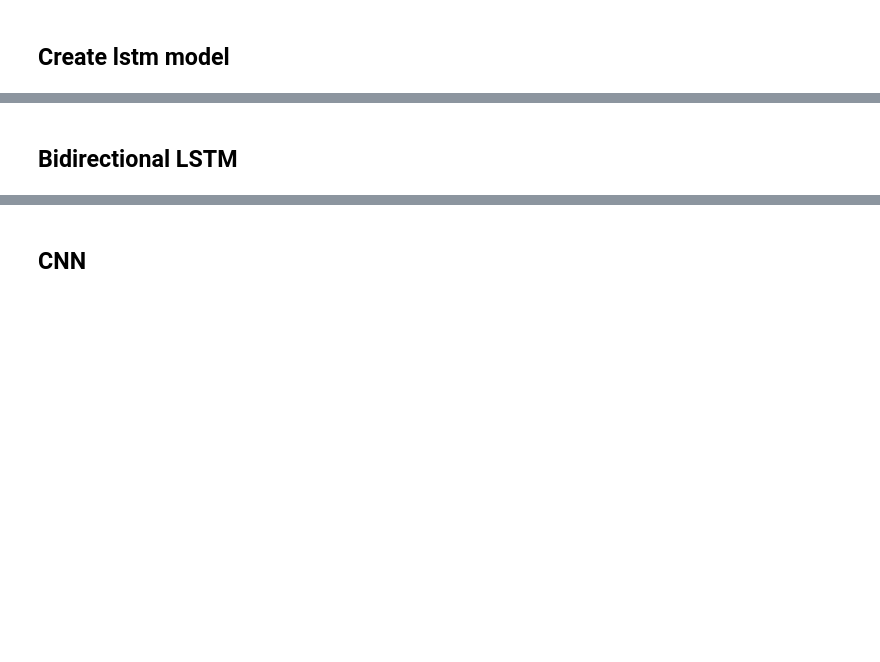
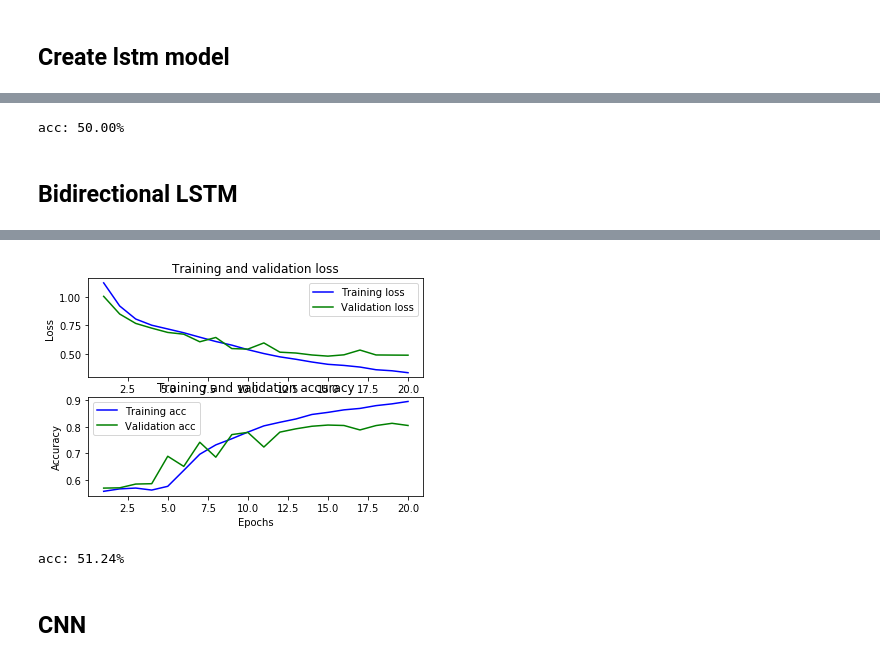
Before and after one commit to Jubke/AATM, a Jupyter notebook: LSTM-dataset_2.ipynb, the cells around one changed output, grey strips where cells are left out. Saved outputs shown, nothing was run; the diff lists cells and outputs as text; code cells hidden in the pictures; blank space fills up the shorter version.

```diff
--- a/LSTM-dataset_2.ipynb
+++ b/LSTM-dataset_2.ipynb
@@ -205,9 +288,0 @@ def lstm_model(data, max_words,embedding_units=32 ,lstm_units=32, dense_units=25
-# %%
-def bidirectional_lstm_model(data, max_words,embedding_units=32 ,lstm_units=32, dropout=0.2, recurrent_dropout=0.2, kernel_regularizer=None, recurrent_regularizer=None, bias_regularizer=None, activity_regularizer=None):
-    inputs = Input(name='inputs',shape=[data.shape[1]])
-    layer = Embedding(max_words,embedding_units,input_length=max_len)(inputs)
-    layer = Bidirectional(LSTM(lstm_units,recurrent_dropout=recurrent_dropout, dropout=dropout,kernel_regularizer=kernel_regularizer, recurrent_regularizer=recurrent_regularizer, bias_regularizer=bias_regularizer, activity_regularizer=activity_regularizer))(layer)
-    layer = Dense(1,name='FC1',kernel_regularizer=kernel_regularizer, bias_regularizer=bias_regularizer, activity_regularizer=activity_regularizer)(layer)
-    layer = Activation('relu')(layer)
-    model = Model(inputs=inputs,outputs=layer)
-    return model
@@ -329,2 +660,8 @@ Epoch 30/30
+# %%
+# Test model on pan2018 data
+scores = model.evaluate(val_text, val_label, verbose=0)
+print("%s: %.2f%%" % (model.metrics_names[1], scores[1]*100))
+# %% [output]
+acc: 50.00%
 # %% [markdown]
 ## Bidirectional LSTM
@@ -337,0 +668,55 @@ draw_history(history)
+# %%
+settings = {
+    'folder': aatm_support.next_file('./logs/word_embeddings/run', ''),
+    'embedding.units': 100,
+    'lstm.1.units': 32,
+    'lstm.1.dropout': 0.2,
+    'dense.1.units': 16,
+    'dense.1.acti': 'relu',
+    'dense.1.dropout': 0.2,
+    'dense.2.units': 16,
+    'dense.2.acti': 'relu',
+    'dense.2.dropout': 0.2,
+    'out.acti': 'sigmoid',
+    'lr.initial': 0.0001,
+    'epochs': 200,
+    'batch_size': 32,
+    'early_stop.monitor': 'val_loss',
+    'early_stop.min_delta': 0.001,
+    'early_stop.patience': 5,
+    'kernel.regularizer': 0.01
+}
+
+model = bidirectional_lstm_model(input_dim=X_train.shape[1], settings=settings)
+
+history = model.fit(
+    X_train,
+    [
+        y_train,
+    ],
+    batch_size=settings['batch_size'],
+    epochs=settings['epochs'],
+    validation_data=(
+        X_test,
+        [
+            y_test,
+        ],
+    ),
+    callbacks=[
+        EarlyStopping(
+            monitor=settings['early_stop.monitor'],
+            min_delta=settings['early_stop.min_delta'],
+            patience=settings['early_stop.patience']
+        ),
+        TensorBoardLogger(
+            log_dir=settings['folder'],
+            histogram_freq=0,
+            batch_size=settings['batch_size'],
+            write_graph=False,
+            settings_str_to_log=json.dumps(settings, ensure_ascii=False)
+        )
+    ]
+)
+
+draw_history(history)
+# %% [output]
@@ -337,0 +740 @@ draw_history(history)
+[figure, added]
@@ -338,2 +744,8 @@ draw_history(history)
+# %%
+# Test model on pan2018 data
+scores = model.evaluate(val_text, val_label, verbose=0)
+print("%s: %.2f%%" % (model.metrics_names[1], scores[1]*100))
+# %% [output]
+acc: 51.24%
 # %% [markdown]
 ## CNN
```
Also changed, not shown: parts of 57 cells of this notebook.
